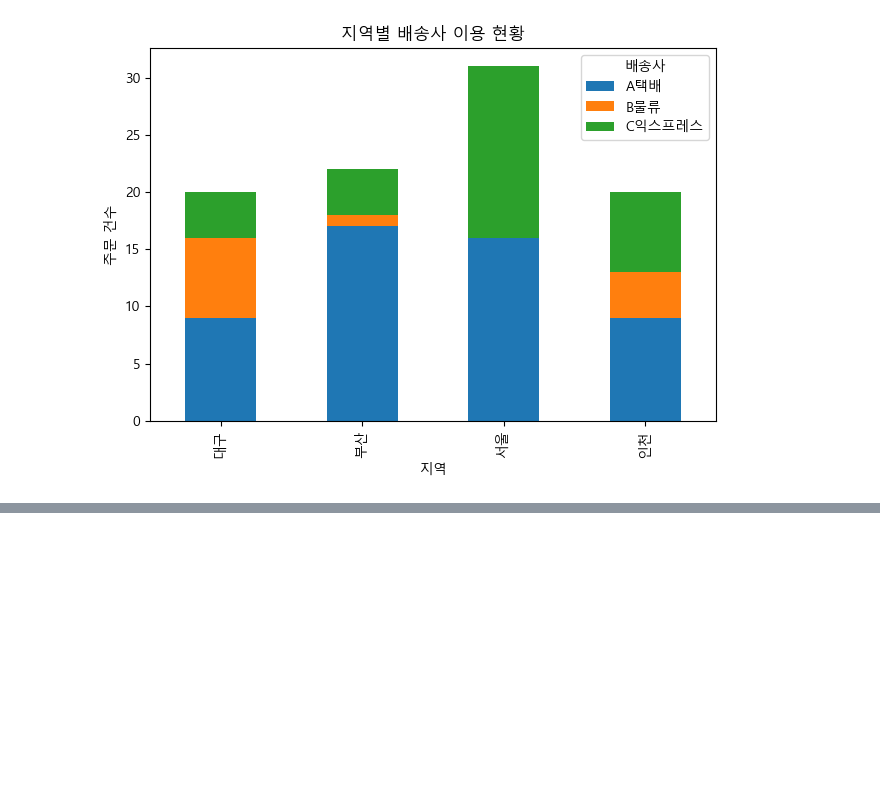
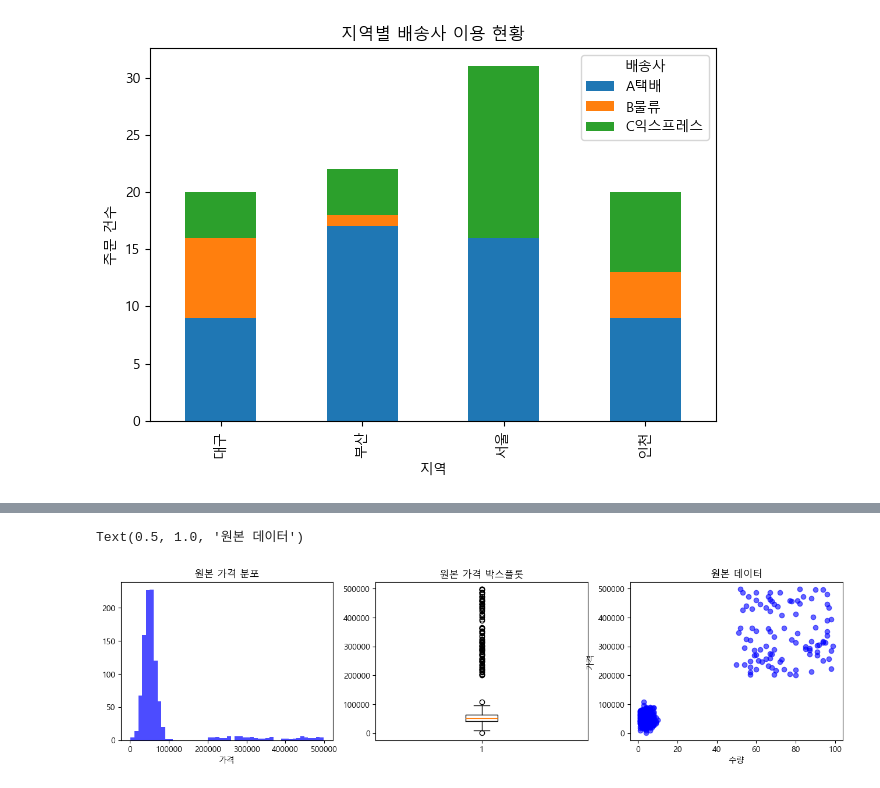
Before and after one commit to ming2tofu33/TIL, a Jupyter notebook: DataAnalysis/02-pandas2.ipynb, the cells around one changed output, grey strips where cells are left out. Saved outputs shown, nothing was run; the diff lists cells and outputs as text; code cells hidden in the pictures; blank space fills up the shorter version.

```diff
--- a/DataAnalysis/02-pandas2.ipynb
+++ b/DataAnalysis/02-pandas2.ipynb
@@ -919,0 +1187,22 @@ plt.show()
+# %%
+# 5. 처리 방법별 비교 시각화
+plt.figure(figsize=(16, 12))
+
+# 원본 데이터
+plt.subplot(3, 3, 1)
+plt.hist(df['가격'], bins=50, alpha=0.7, color='blue')
+plt.title('원본 가격 분포')
+plt.xlabel('가격')
+
+plt.subplot(3, 3, 2)
+plt.boxplot(df['가격'])
+plt.title('원본 가격 박스플롯')
+
+plt.subplot(3, 3, 3)
+plt.scatter(df['수량'], df['가격'], alpha=0.6, color='blue')
+plt.xlabel('수량')
+plt.ylabel('가격')
+plt.title('원본 데이터')
+# %% [output]
+Text(0.5, 1.0, '원본 데이터')
+[figure, added]
```
Also changed, not shown: parts of 19 cells of this notebook.
